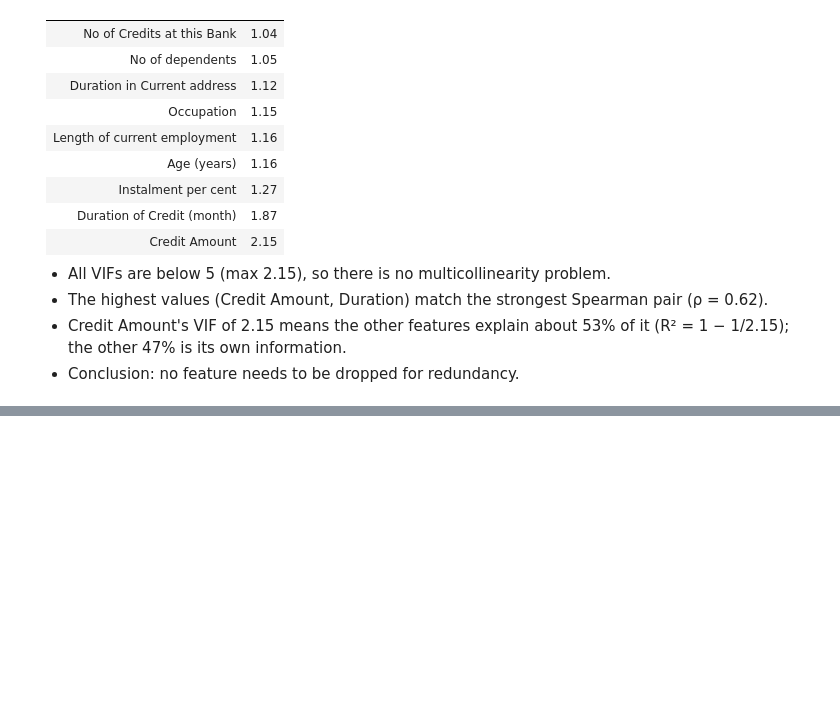
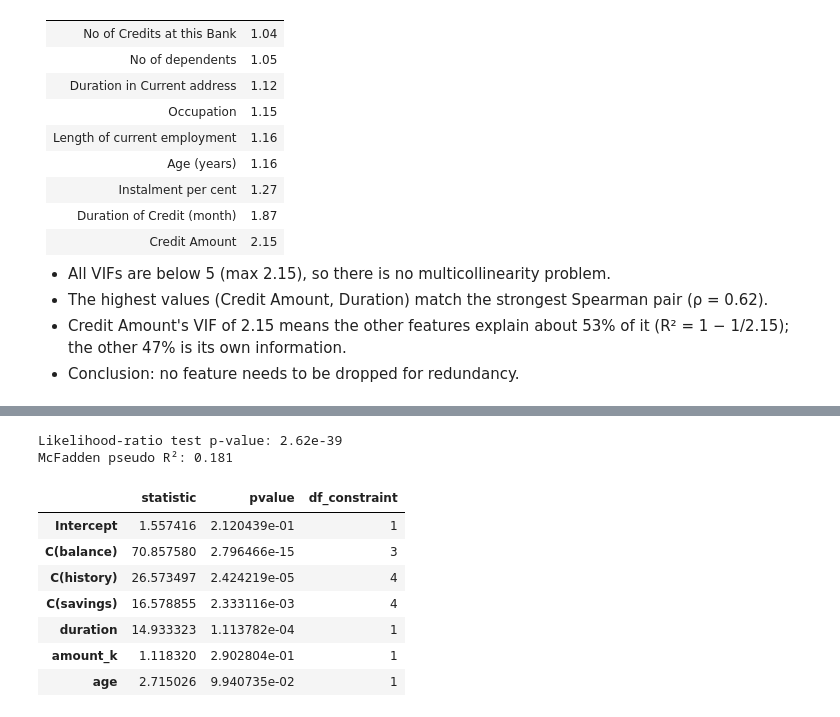
Before and after one commit to dadounsamira/german-credit-score, a Jupyter notebook: notebooks/02-statistical-tests.ipynb, the cells around one changed output, grey strips where cells are left out. Cells and saved outputs as stored; diff of their text form; code cells hidden in the pictures; blank space fills up the shorter version.

```diff
--- a/notebooks/02-statistical-tests.ipynb
+++ b/notebooks/02-statistical-tests.ipynb
@@ -252,0 +361,19 @@ vif.round(2)
+# %%
+# global check: is the model better than knowing nothing?
+print(f"Likelihood-ratio test p-value: {logit.llr_pvalue:.2e}")
+print(f"McFadden pseudo R²: {logit.prsquared:.3f}")
+# %% [output]
+Likelihood-ratio test p-value: 2.62e-39
+McFadden pseudo R²: 0.181
+# %%
+# one test per variable: does each variable, as a whole, add information?
+logit.wald_test_terms(scalar=True).table
+# %% [output]
+|  | statistic | pvalue | df_constraint |
+| Intercept | 1.557416 | 2.120439e-01 | 1 |
+| C(balance) | 70.857580 | 2.796466e-15 | 3 |
+| C(history) | 26.573497 | 2.424219e-05 | 4 |
+| C(savings) | 16.578855 | 2.333116e-03 | 4 |
+| duration | 14.933323 | 1.113782e-04 | 1 |
+| amount_k | 1.118320 | 2.902804e-01 | 1 |
+| age | 2.715026 | 9.940735e-02 | 1 |
```
Also changed, not shown: parts of 6 cells of this notebook.
